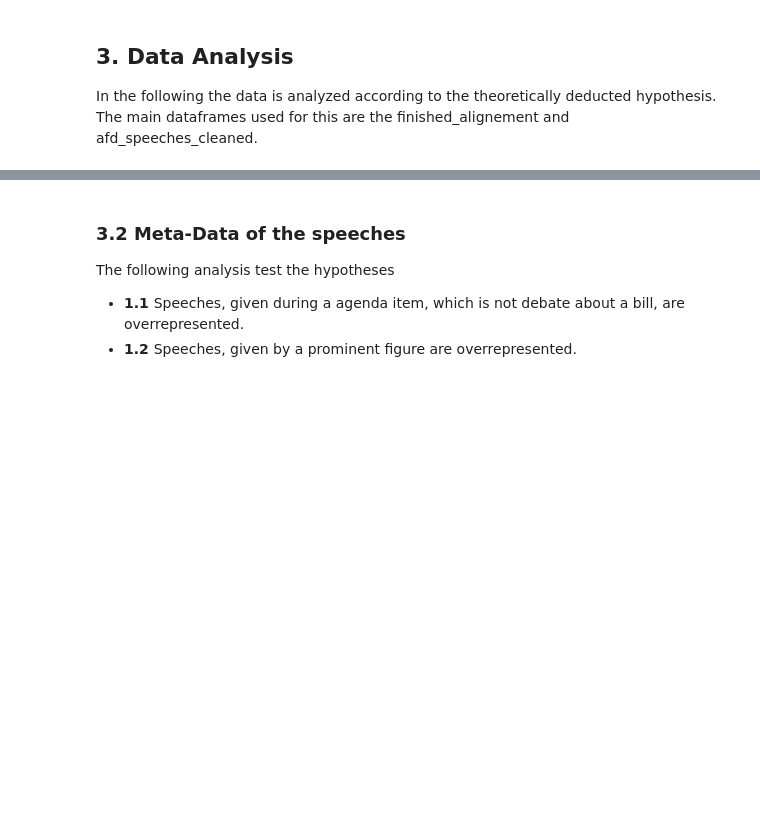
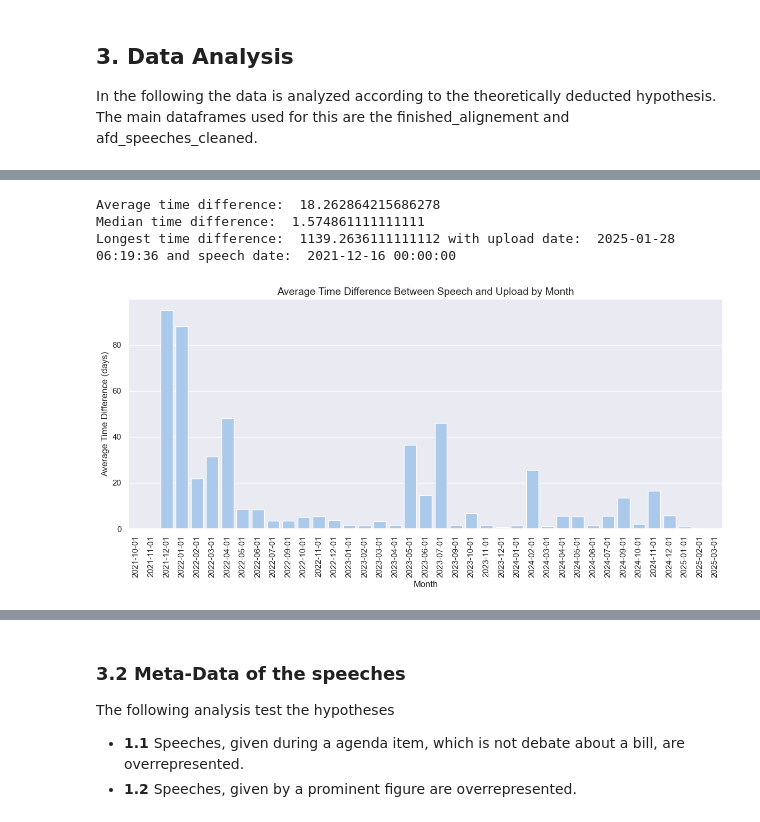
Before and after one commit to MoritzStockmar/afd-on-some, a Jupyter notebook: exploratory.ipynb, the cells around one changed output, grey strips where cells are left out. Drawn from its saved outputs; the diff is of its cells as text; code cells hidden in the pictures; blank space fills up the shorter version.

```diff
--- a/exploratory.ipynb
+++ b/exploratory.ipynb
@@ -885,0 +975,44 @@ The following analysis are not part of testing any hypotheses but just to visual
+# %%
+"""
+How far do giving speeches and uploading videos lay apart?
+    x: number of speeches,
+    y: time between speech and upload,
+    extra text for longest time and average time
+"""
+
+merged_aligned_df['time_diff'] = merged_aligned_df['transcription_date'] - merged_aligned_df['session_date_x']
+merged_aligned_df['time_diff'] = merged_aligned_df['time_diff'].dt.total_seconds() / 3600 / 24  # Convert to days
+
+average_time_diff = merged_aligned_df['time_diff'].mean()
+median_time_diff = merged_aligned_df['time_diff'].median()
+longest_time_diff = merged_aligned_df['time_diff'].max()
+
+print("Average time difference: ", average_time_diff)
+print("Median time difference: ", median_time_diff)
+print("Longest time difference: ", longest_time_diff, "with upload date: ", merged_aligned_df.loc[merged_aligned_df['time_diff'].idxmax(), 'transcription_date'], "and speech date: ", merged_aligned_df.loc[merged_aligned_df['time_diff'].idxmax(), 'session_date_x'])
+
+merged_aligned_df['year_month'] = merged_aligned_df['session_date_x'].dt.to_period('M')
+monthly_avg_time_diff = merged_aligned_df.groupby('year_month')['time_diff'].mean().reset_index()
+monthly_avg_time_diff['year_month'] = monthly_avg_time_diff['year_month'].dt.to_timestamp()
+
+palette = sns.color_palette('pastel')
+plt.figure(figsize=(12, 6))
+sns.barplot(
+    data=monthly_avg_time_diff,
+    x='year_month',
+    y='time_diff',
+    color=palette[0],
+)
+
+plt.xlabel('Month', fontsize=12)
+plt.ylabel('Average Time Difference (days)', fontsize=12)
+plt.title('Average Time Difference Between Speech and Upload by Month', fontsize=14)
+plt.xticks(rotation=90)
+
+plt.tight_layout()
+plt.show()
+# %% [output]
+Average time difference:  18.262864215686278
+Median time difference:  1.574861111111111
+Longest time difference:  1139.2636111111112 with upload date:  2025-01-28 06:19:36 and speech date:  2021-12-16 00:00:00
+[figure, added]
```
Also changed, not shown: parts of 14 cells of this notebook.
